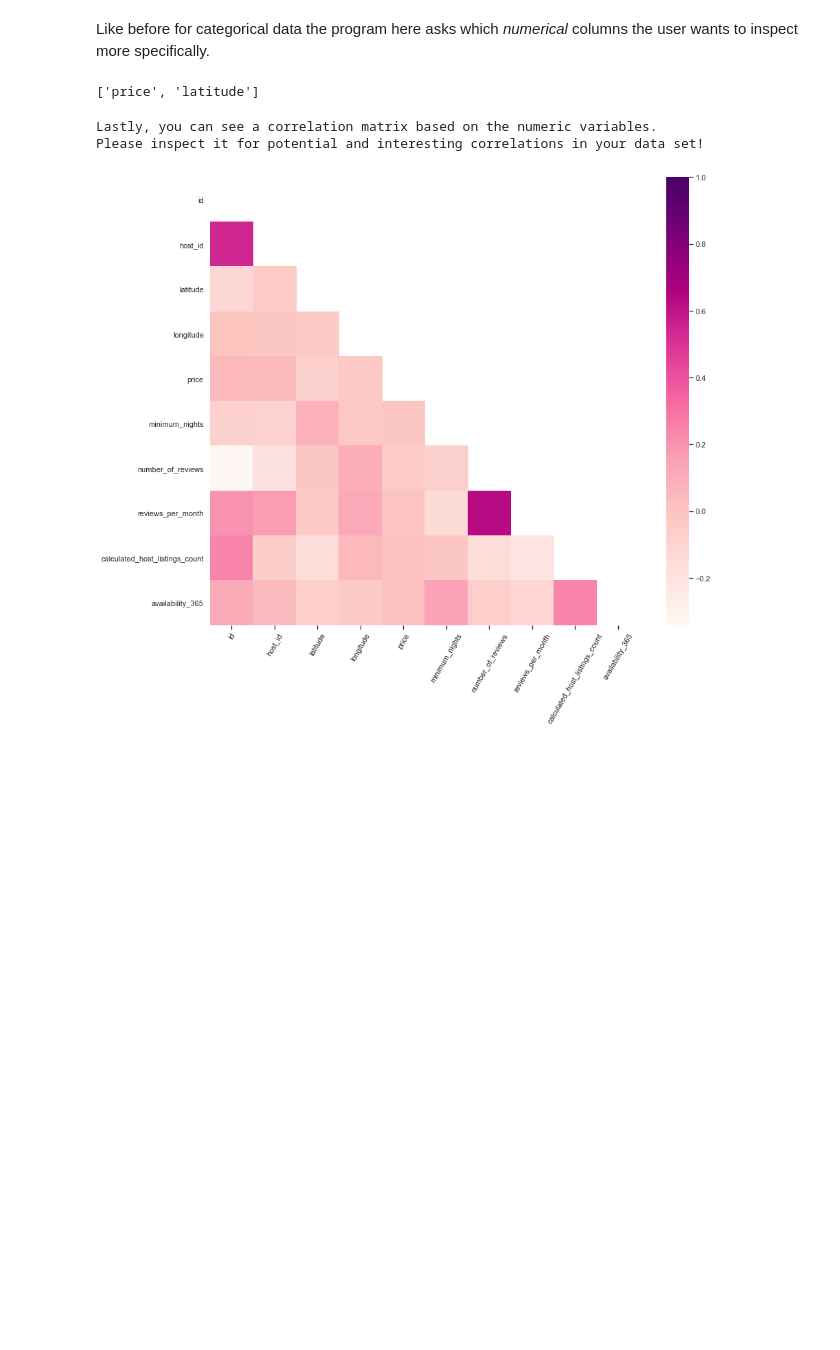
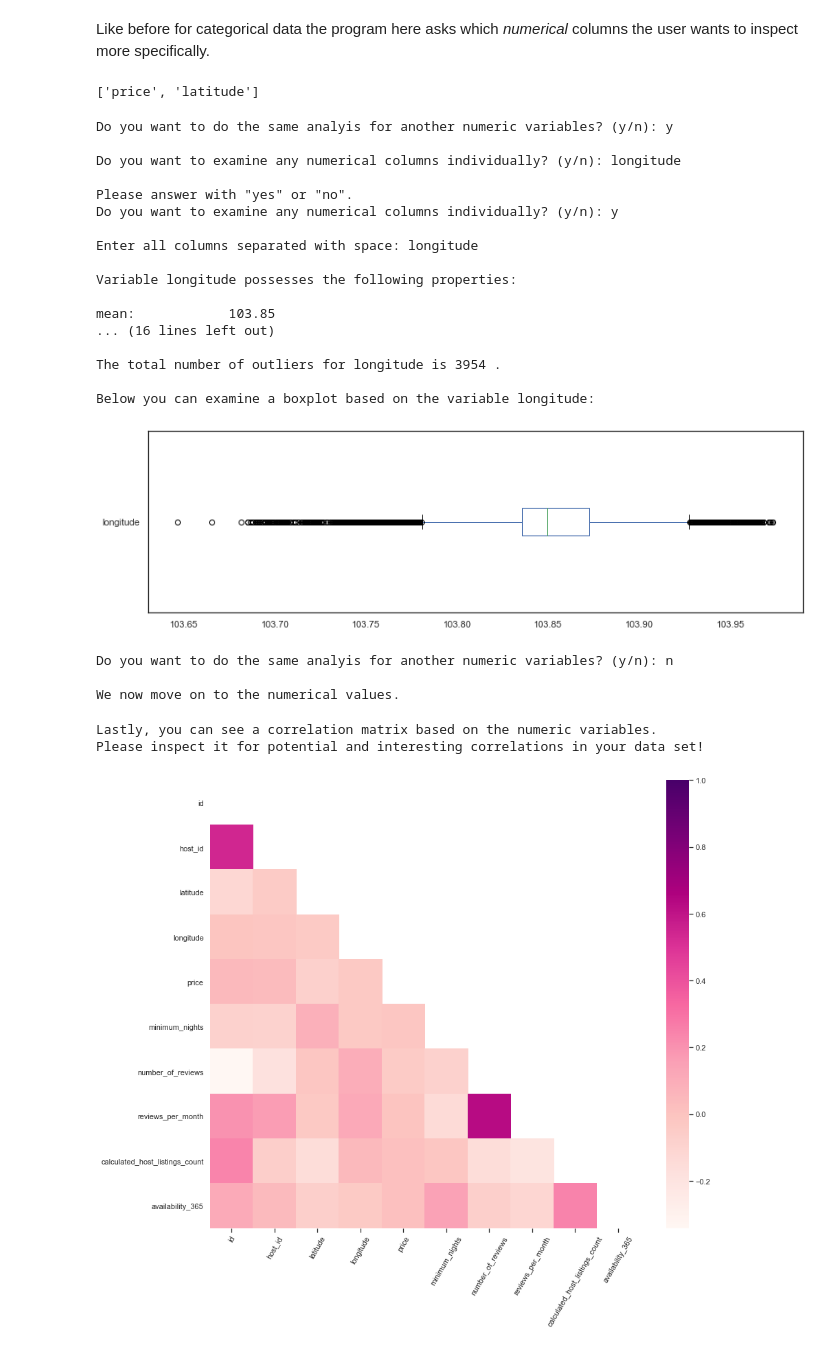
Before and after one commit to Minitech24/Skills-Python-Project-HSG2020, a Jupyter notebook: DA_Tool_General.ipynb, the cells around one changed output. Drawn from its saved outputs; the diff is of its cells as text; code cells hidden in the pictures; blank space fills up the shorter version.

```diff
--- a/DA_Tool_General.ipynb
+++ b/DA_Tool_General.ipynb
@@ -640,6 +671,48 @@ def Boxplot():
 # %%
 ## 3.2.6 cont. Execute function
 Boxplot()
+# %%
+## 3.2.7 ask if user wants to repeat numerical analysis for other variables
+
+def AgainNum():
+    inp = str(input("Do you want to do the same analyis for another numeric variables? (y/n): ")).lower()
+    if inp in yes:
+        qNumValue()
+        Summary()
+        SkewKurtosis()
+        Outliers()
+        Boxplot()
+        AgainNum()
+    elif inp in no:
+        print("\nWe now move on to our correlation matrix.")
+    else:
+        sys.stdout.write("""\nPlease answer with "yes" or "no".""")
+        AgainNum()
+# %%
+## 3.2.7 cont. Execute function
+AgainNum()
+# %% [output]
+Do you want to do the same analyis for another numeric variables? (y/n): y
+
+Do you want to examine any numerical columns individually? (y/n): longitude
+
+Please answer with "yes" or "no".
+Do you want to examine any numerical columns individually? (y/n): y
+
+Enter all columns separated with space: longitude
+
+Variable longitude possesses the following properties:
+
+mean:            103.85
+... (16 lines left out)
+
+The total number of outliers for longitude is 3954 .
+
+Below you can examine a boxplot based on the variable longitude:
+[figure, added]
+Do you want to do the same analyis for another numeric variables? (y/n): n
+
+We now move on to the numerical values.
 # %%
 ## 3.2.7 correlation Matrix of the numerical variables
 
```
Also changed, not shown: parts of 9 cells of this notebook.
